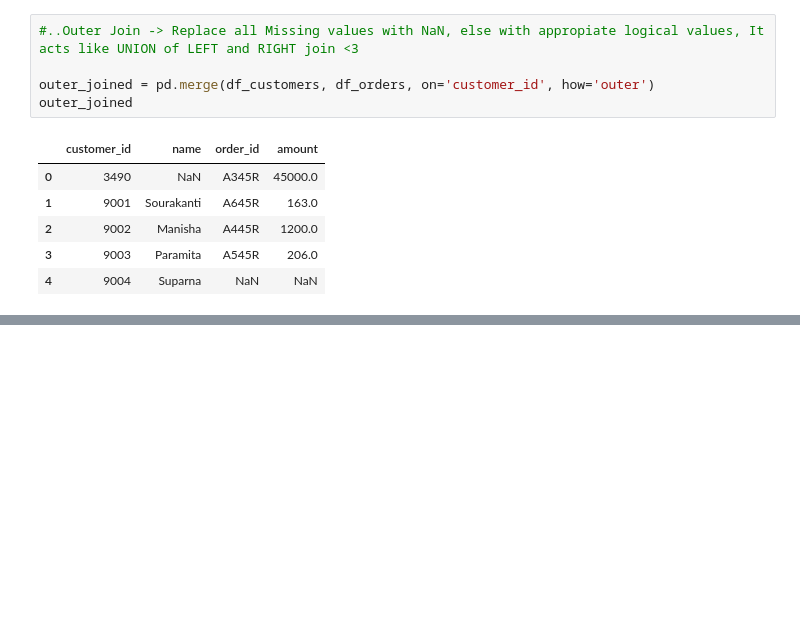
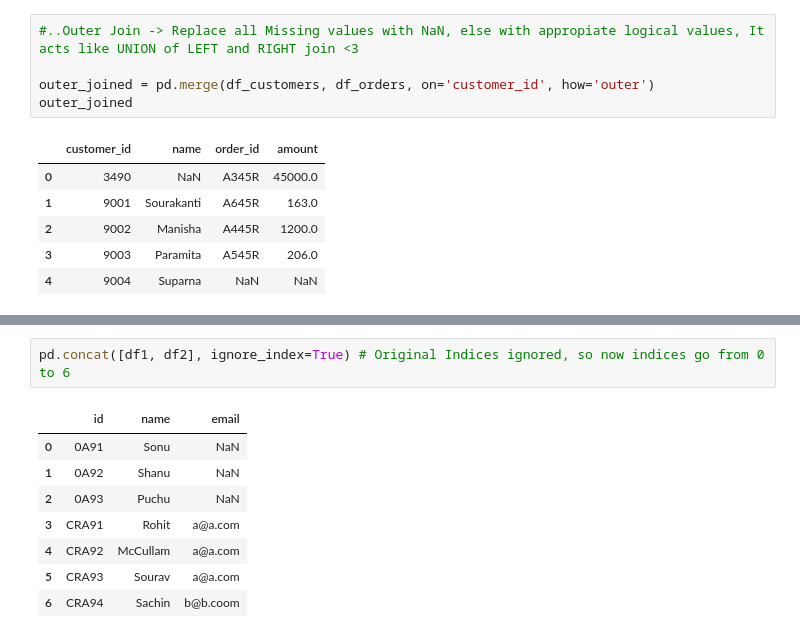
Before and after one commit to Sonu64/Prime_AI_ML, a Jupyter notebook: Module_13_Pandas_02/pandas_2.ipynb, the cells around one changed output, grey strips where cells are left out. Saved outputs shown, nothing was run; the diff lists cells and outputs as text; blank space fills up the shorter version.

```diff
--- a/Module_13_Pandas_02/pandas_2.ipynb
+++ b/Module_13_Pandas_02/pandas_2.ipynb
@@ -631,0 +671,11 @@ outer_joined
+# %%
+pd.concat([df1, df2], ignore_index=True) # Original Indices ignored, so now indices go from 0 to 6
+# %% [output]
+|  | id | name | email |
+| 0 | 0A91 | Sonu | NaN |
+| 1 | 0A92 | Shanu | NaN |
+| 2 | 0A93 | Puchu | NaN |
+| 3 | CRA91 | Rohit | a@a.com |
+| 4 | CRA92 | McCullam | a@a.com |
+| 5 | CRA93 | Sourav | a@a.com |
+| 6 | CRA94 | Sachin | b@b.coom |
```
Also changed, not shown: parts of 7 cells of this notebook.
